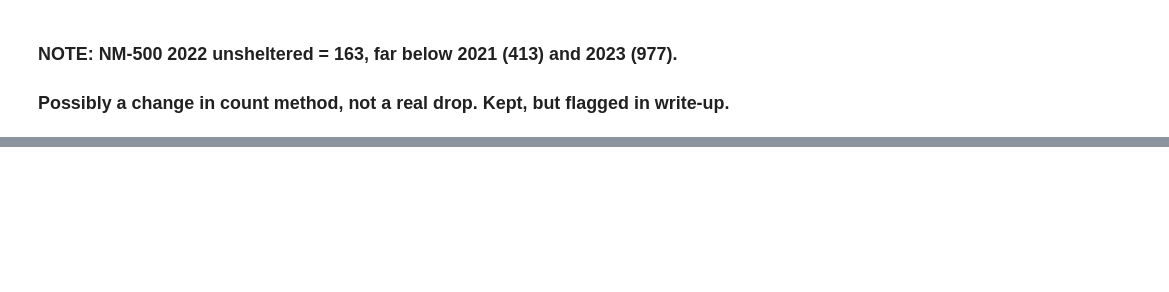
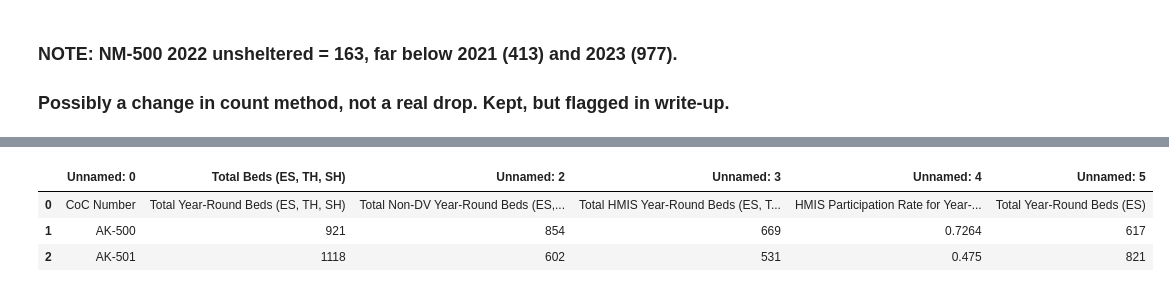
Before and after one commit to hmsealy/Capstone-Data-science-Class-, a Jupyter notebook: homeless.ipynb, the cells around one changed output, grey strips where cells are left out. Saved outputs shown, nothing was run; the diff lists cells and outputs as text; code cells hidden in the pictures; blank space fills up the shorter version.

```diff
--- a/homeless.ipynb
+++ b/homeless.ipynb
@@ -277,0 +382,8 @@ print(f'{same} of {len(both)} CoCs have the identical number in 2007 and 2008')
+# %%
+# 2. The first 3 rows, first 6 columns
+hic_2024.iloc[:3, :6]
+# %% [output]
+|  | Unnamed: 0 | Total Beds (ES, TH, SH) | Unnamed: 2 | Unnamed: 3 | Unnamed: 4 | Unnamed: 5 |
+| 0 | CoC Number | Total Year-Round Beds (ES, TH, SH) | Total Non-DV Year-Round Beds (ES,... | Total HMIS Year-Round Beds (ES, T... | HMIS Participation Rate for Year-... | Total Year-Round Beds (ES) |
+| 1 | AK-500 | 921 | 854 | 669 | 0.7264 | 617 |
+| 2 | AK-501 | 1118 | 602 | 531 | 0.475 | 821 |
```
Also changed, not shown: parts of 17 cells of this notebook.
